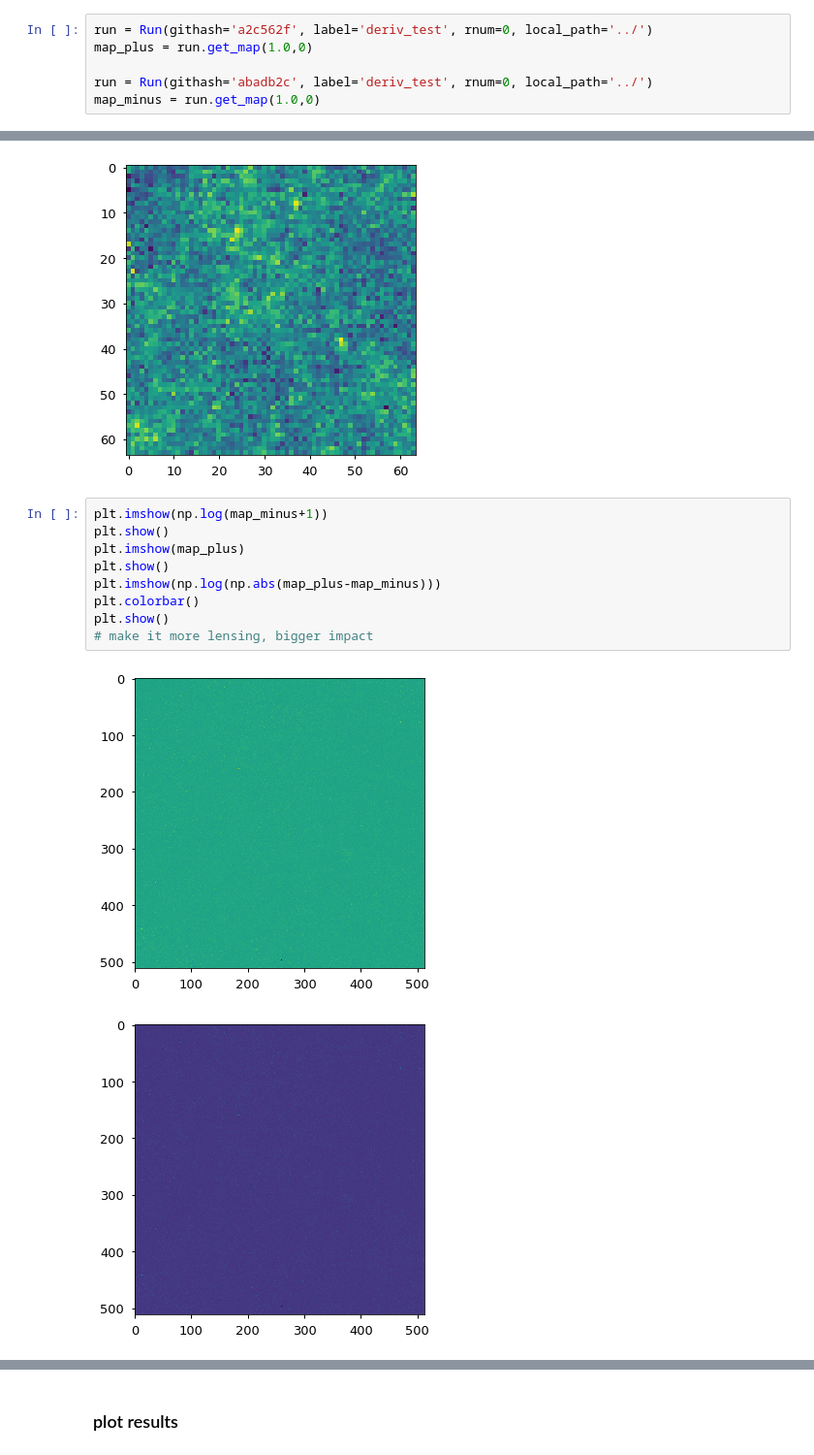
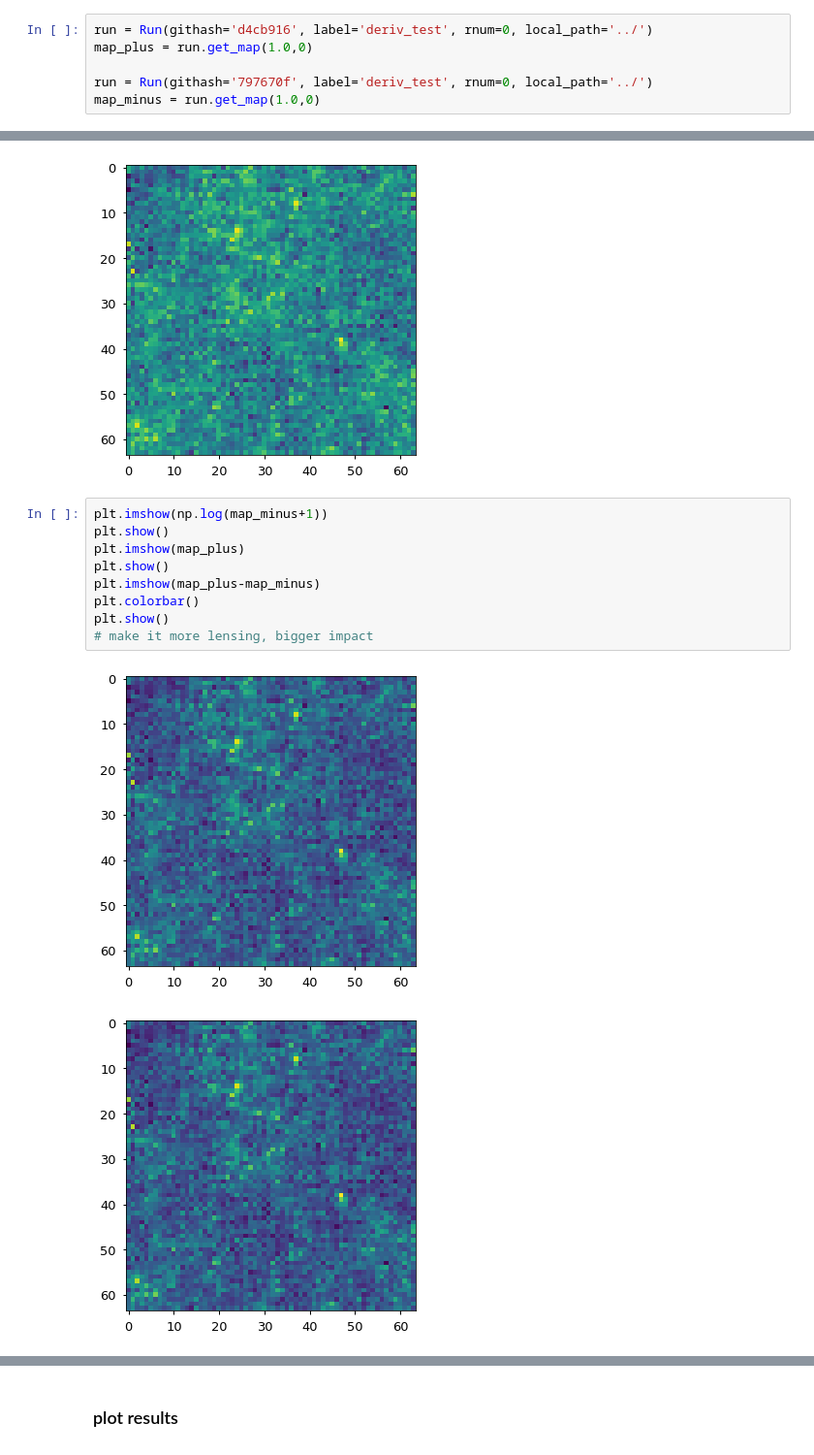
Before and after one commit to VMBoehm/MADLens, a Jupyter notebook: notebooks/PlotResults-publications.ipynb, the cells around one changed output, grey strips where cells are left out. Shown at 97% size. Drawn from its saved outputs; the diff is of its cells as text.

```diff
--- a/notebooks/PlotResults-publications.ipynb
+++ b/notebooks/PlotResults-publications.ipynb
@@ -573,9 +573,9 @@ plt.show()
 # %% [output]
 [figure]
 # %%
-run = Run(githash='a2c562f', label='deriv_test', rnum=0, local_path='../')
+run = Run(githash='d4cb916', label='deriv_test', rnum=0, local_path='../')
 map_plus = run.get_map(1.0,0)
 
-run = Run(githash='abadb2c', label='deriv_test', rnum=0, local_path='../')
+run = Run(githash='797670f', label='deriv_test', rnum=0, local_path='../')
 map_minus = run.get_map(1.0,0)
 # %% [output]
@@ -607,12 +607,12 @@ plt.imshow(np.log(abs(jvp.reshape(64,64))))
 # %%
 plt.imshow(np.log(map_minus+1))
 plt.show()
 plt.imshow(map_plus)
 plt.show()
-plt.imshow(np.log(np.abs(map_plus-map_minus)))
+plt.imshow(map_plus-map_minus)
 plt.colorbar()
 plt.show()
 # make it more lensing, bigger impact
 # %% [output]
-[figure, old version]
+[figure, new version]
-[figure, old version]
+[figure, new version]
```
Also changed, not shown: parts of 2 cells of this notebook, 1 other file.
